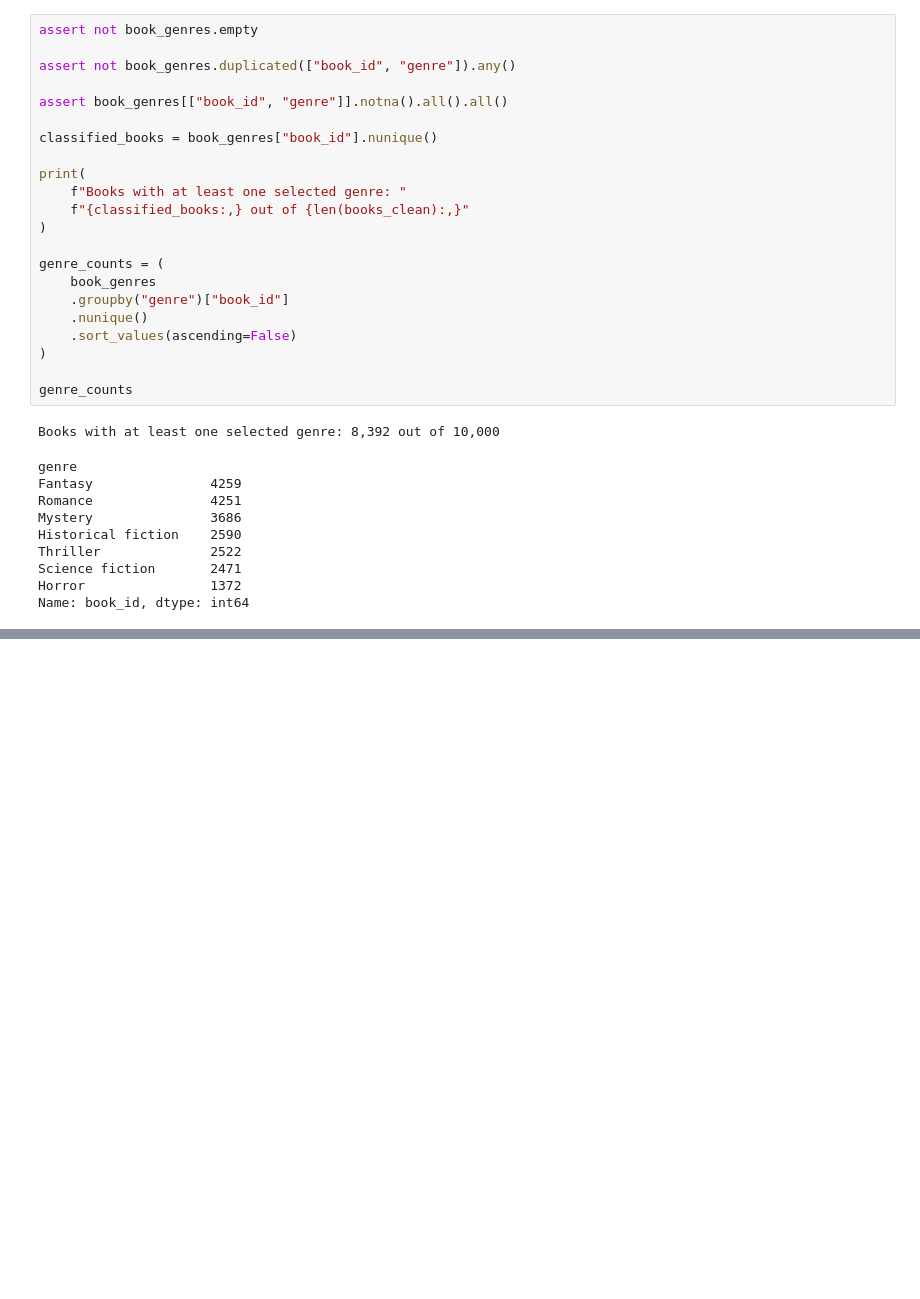
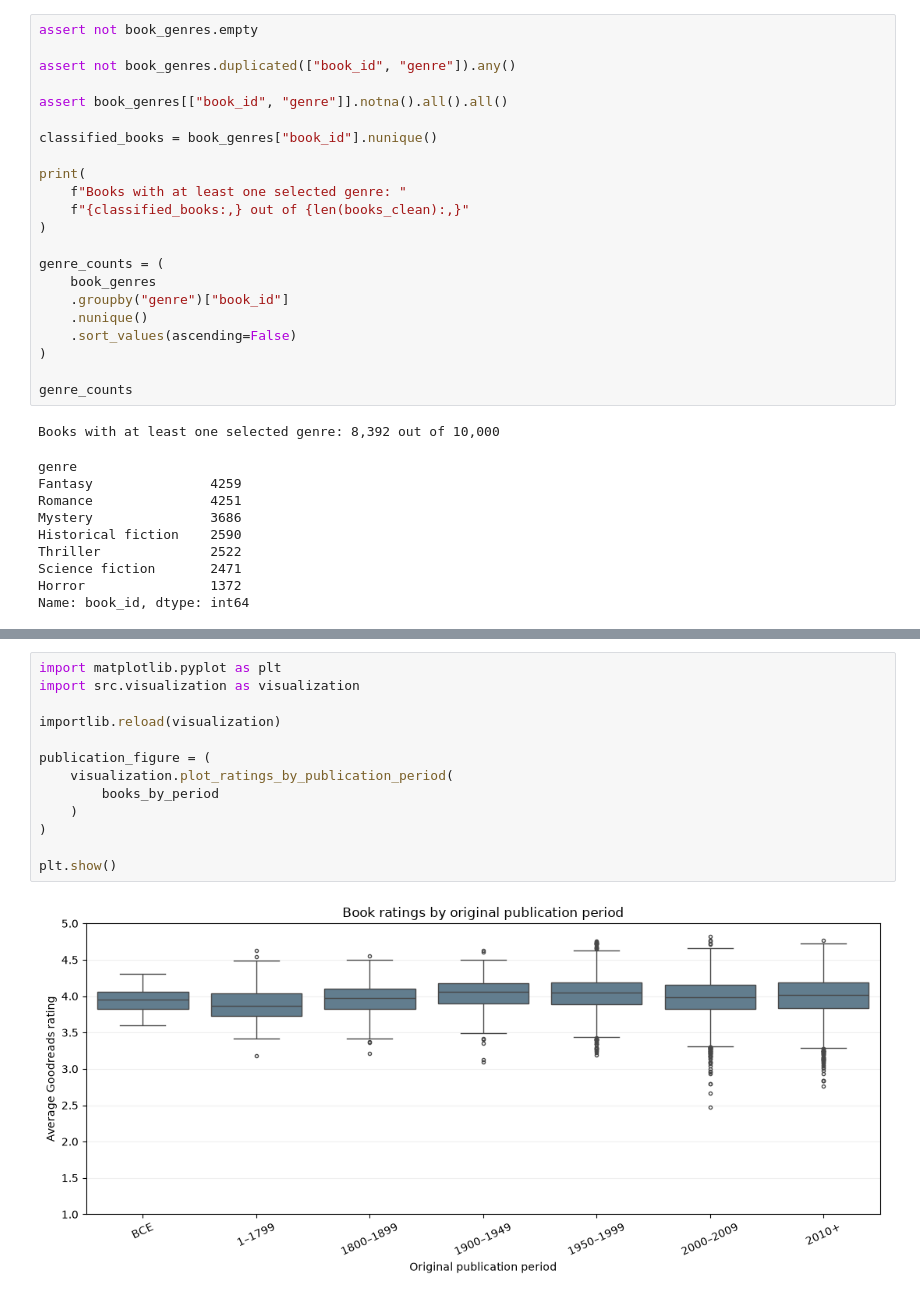
Before and after one commit to sofiagolla04/page-turners, a Jupyter notebook: page_turners_analysis.ipynb, the cells around one changed output, grey strips where cells are left out. Cells and saved outputs as stored; diff of their text form; blank space fills up the shorter version.

Commit message:
feat: update page turners analysis and visualizations

```diff
--- a/page_turners_analysis.ipynb
+++ b/page_turners_analysis.ipynb
@@ -636,0 +789,15 @@ To be developed.
+# %%
+import matplotlib.pyplot as plt
+import src.visualization as visualization
+
+importlib.reload(visualization)
+
+publication_figure = (
+    visualization.plot_ratings_by_publication_period(
+        books_by_period
+    )
+)
+
+plt.show()
+# %% [output]
+[figure, added]
```
Also changed, not shown: parts of 44 cells of this notebook, 12 other files.
